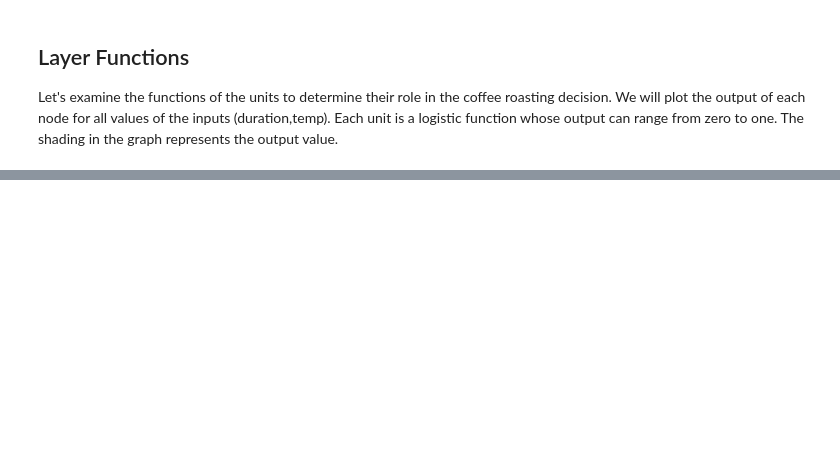
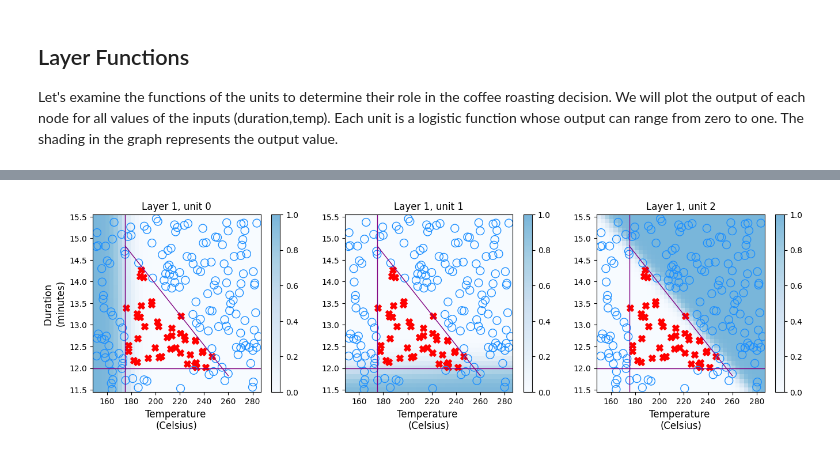
Before and after one commit to PaulToronto/Stanford-Andrew-Ng-Machine-Learning-Specialization, a Jupyter notebook: 2_1_4_1_Lab_Coffee_Roasting_in_Numpy.ipynb, the cells around one changed output, grey strips where cells are left out. Saved outputs shown, nothing was run; the diff lists cells and outputs as text; code cells hidden in the pictures; blank space fills up the shorter version.

```diff
--- a/2_1_4_1_Lab_Coffee_Roasting_in_Numpy.ipynb
+++ b/2_1_4_1_Lab_Coffee_Roasting_in_Numpy.ipynb
@@ -36,3 +47,13 @@ def sigmoid(z):
+# %%
+W1_tmp2 = np.array([
+    [-8.94,  0.29, 12.89],
+    [-0.17, -7.34, 10.79]] )
+b1_tmp2 = np.array([-9.87, -9.28,  1.01])
+W2_tmp2 = np.array([
+    [-31.38],
+    [-27.86],
+    [-32.79]])
+b2_tmp2 = np.array([15.54])
 # %% [markdown]
 ## Dataset
 # %%
@@ -281,0 +277,4 @@ plt_layer(X, Y, W1, b1, norm_l)
+# %%
+plt_layer(X, Y, W1_tmp2, b1_tmp2, norm_l)
+# %% [output]
+[figure, added]
```
Also changed, not shown: parts of 17 cells of this notebook.
